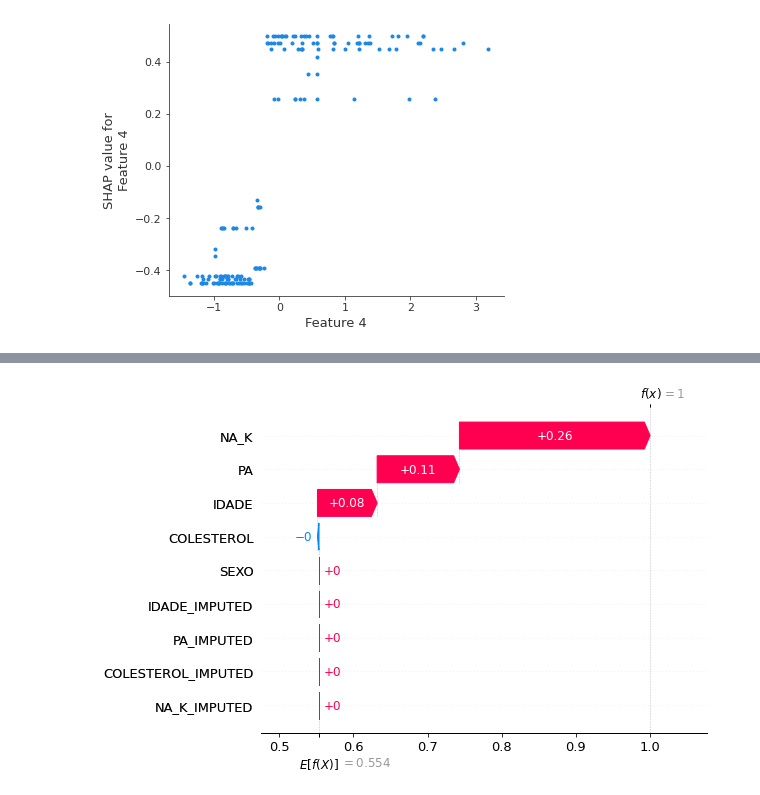
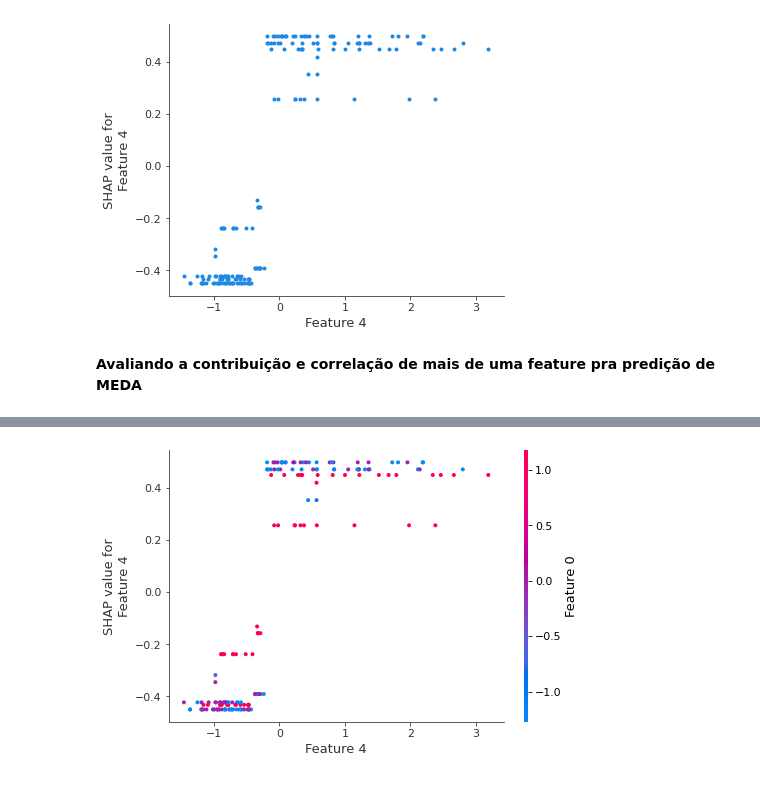
Before and after one commit to inf032/introducaoML, a Jupyter notebook: Farm05.Avaliacao_Preditores.ipynb, the cells around one changed output, grey strips where cells are left out. Saved outputs shown, nothing was run; the diff lists cells and outputs as text; code cells hidden in the pictures.

```diff
--- a/Farm05.Avaliacao_Preditores.ipynb
+++ b/Farm05.Avaliacao_Preditores.ipynb
@@ -323,5 +330,8 @@ shap.summary_plot(shap_values[0], X_train_transformed, feature_names=feature_lis
 shap.dependence_plot(feature_list.index('NA_K'), shap_values[0], X_train_transformed, interaction_index=None)
 # %% [output]
 [figure]
+# %% [markdown]
+**Avaliando a contribuição e correlação de mais de uma feature pra predição de MEDA**
 # %%
-shap.dependence_plot(feature_list.index('NA_K'), shap_values[0], X_train_transformed, , interaction_index=None)
+shap.dependence_plot(feature_list.index('NA_K'), shap_values[0], X_train_transformed, interaction_index=feature_list.index('PA'))
+# %% [output]
@@ -328,6 +340 @@ shap.dependence_plot(feature_list.index('NA_K'), shap_values[0], X_train_transfo
+[figure, added]
-# %%
-shap.plots._waterfall.waterfall_legacy(expected_value=explainer.expected_value[0],
-                                       shap_values=shap_values
-                                       [0][9].reshape(-1), show=True, feature_names=feature_list)
-# %% [output]
-[figure, removed]
```
Also changed, not shown: parts of 5 cells of this notebook.
